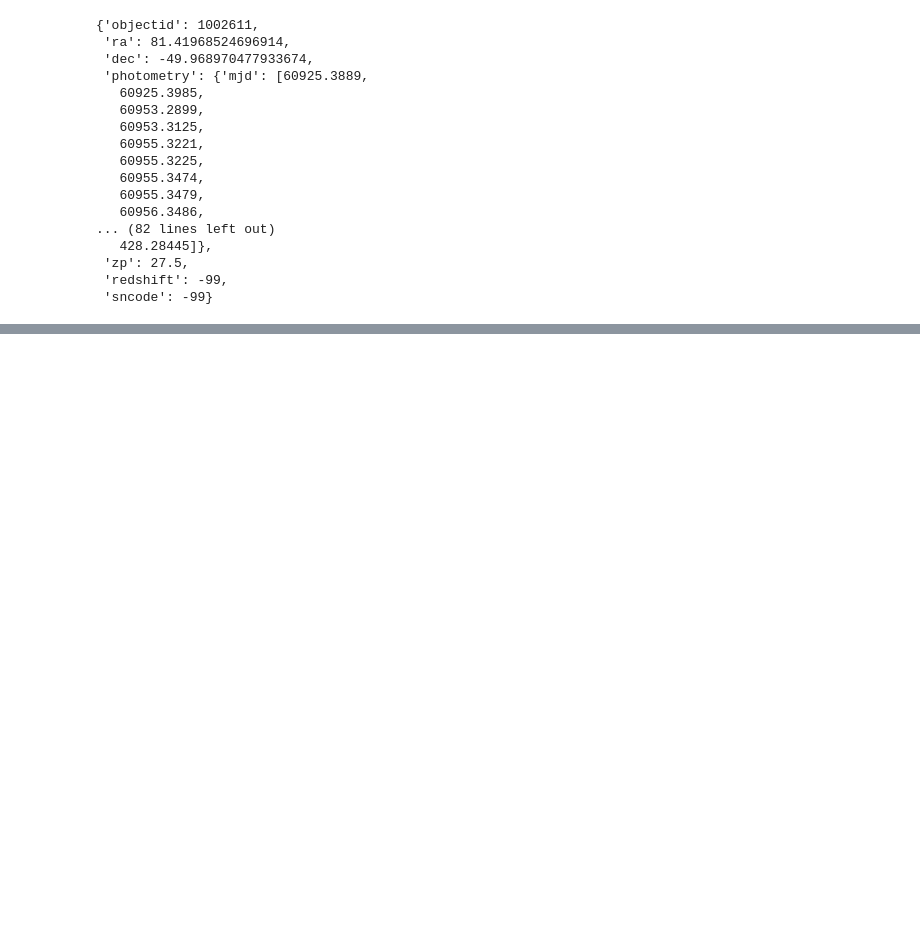
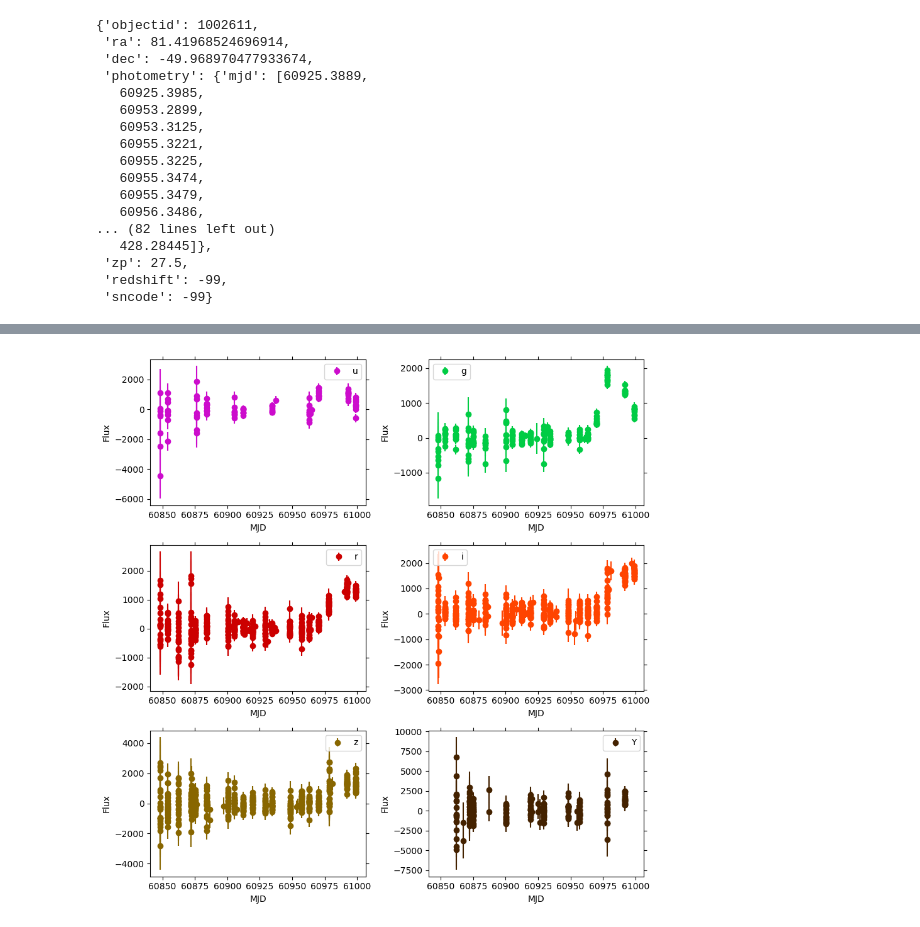
Before and after one commit to LSSTDESC/elasticc, a Jupyter notebook: jupyter/sprint_week_2024oct/elasticc2_demo3.ipynb, the cells around one changed output, grey strips where cells are left out. Saved outputs shown, nothing was run; the diff lists cells and outputs as text; code cells hidden in the pictures; blank space fills up the shorter version.

Commit message:
demo notebooks for desc sprint week

```diff
--- a/jupyter/sprint_week_2024oct/elasticc2_demo3.ipynb
+++ b/jupyter/sprint_week_2024oct/elasticc2_demo3.ipynb
@@ -111,0 +283,18 @@ hotsne[0]
+# %%
+# Let's make a snr column, and then an 'ndets' column with the number of points that have snr >= 5
+#
+# This requires knowing some Polars syntax, which is nontrivial.
+
+hotsne = hotsne.with_columns( snr = hotsne['flux'] / hotsne['fluxerr'] )
+hotsne = hotsne.with_columns( ndets = ( hotsne['snr'].list.eval( polars.element().ge(5) ).list.count_matches(True) ) )
+# %%
+# Just for fun, lets find things with truly lots of detections
+manydets = hotsne.filter( hotsne['ndets'] > 100 )
+
+# Pick one at random
+which = rng.integers( 0, len(manydets) )
+# One particularly annoying thing of Polars... you
+#   can't index it with an numpy.int64, so turn
+#   "which" into a regular python integer
+which = int(which)
+manydets[which]
@@ -111,0 +306,14 @@ hotsne[0]
+# %%
+# The version of plot_ltcv in this notebook needs lists, so we have to cast the
+#   Polars Serieses we get out to regular python lists
+# (The [0] is because we really have polars Series, even though it
+#  only has one element.  We want just that element, which itself
+#  is a list.)
+plot_ltcv( manydets[which]['mjd'][0], manydets[which]['band'][0], manydets[which]['flux'][0], manydets[which]['fluxerr'][0],
+           multiplots=True );
+
+# You can see that this is one that was observed a lot, but only started to explode near the end.
+# Remember that we gave "mjd_now=61000" to the call above, so any simulated photometry from after
+# that date won't be included.
+# %% [output]
+[figure, added]
```
Also changed, not shown: parts of 13 cells of this notebook, 2 other files.
